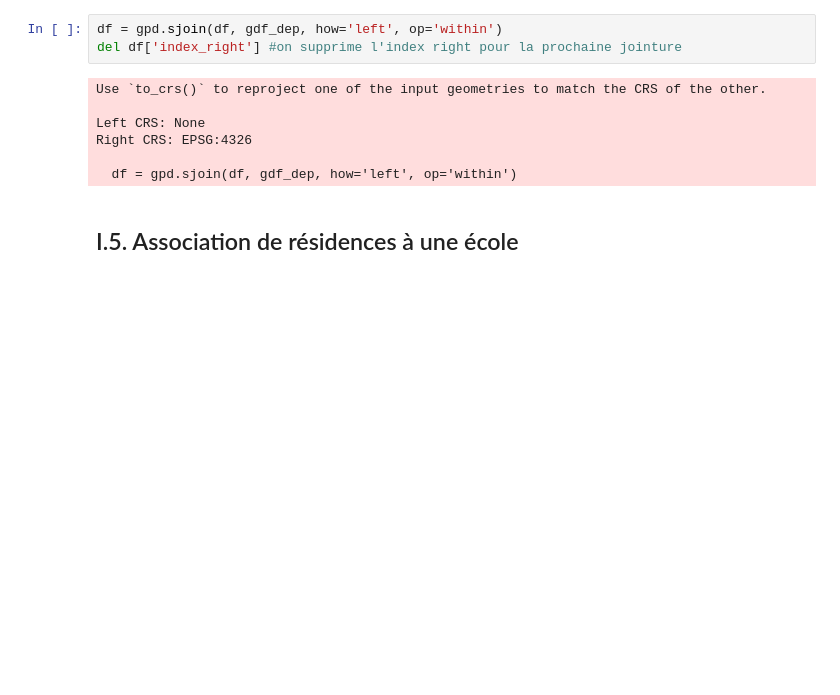
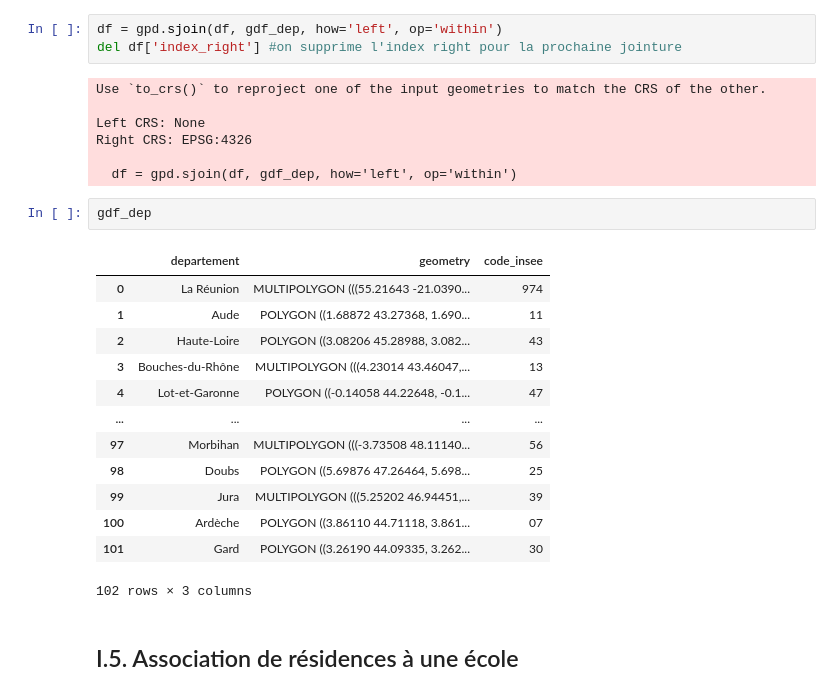
Before and after one commit to Simgnt/La-loi-du-Crous, a Jupyter notebook: Projet_final_Part1_fini.ipynb, the cells around one changed output. Drawn from its saved outputs; the diff is of its cells as text; blank space fills up the shorter version.

```diff
--- a/Projet_final_Part1_fini.ipynb
+++ b/Projet_final_Part1_fini.ipynb
@@ -201,6 +204,22 @@ Left CRS: None
 Right CRS: EPSG:4326
 
   df = gpd.sjoin(df, gdf_dep, how='left', op='within')
+# %%
+gdf_dep
+# %% [output]
+|  | departement | geometry | code_insee |
+| 0 | La Réunion | MULTIPOLYGON (((55.21643 -21.0390... | 974 |
+| 1 | Aude | POLYGON ((1.68872 43.27368, 1.690... | 11 |
+| 2 | Haute-Loire | POLYGON ((3.08206 45.28988, 3.082... | 43 |
+| 3 | Bouches-du-Rhône | MULTIPOLYGON (((4.23014 43.46047,... | 13 |
+| 4 | Lot-et-Garonne | POLYGON ((-0.14058 44.22648, -0.1... | 47 |
+| ... | ... | ... | ... |
+| 97 | Morbihan | MULTIPOLYGON (((-3.73508 48.11140... | 56 |
+| 98 | Doubs | POLYGON ((5.69876 47.26464, 5.698... | 25 |
+| 99 | Jura | MULTIPOLYGON (((5.25202 46.94451,... | 39 |
+| 100 | Ardèche | POLYGON ((3.86110 44.71118, 3.861... | 07 |
+| 101 | Gard | POLYGON ((3.26190 44.09335, 3.262... | 30 |
+102 rows × 3 columns
 # %% [markdown]
 ## I.5. Association de résidences à une école
 # %% [markdown]
```
Also changed, not shown: parts of 20 cells of this notebook.
